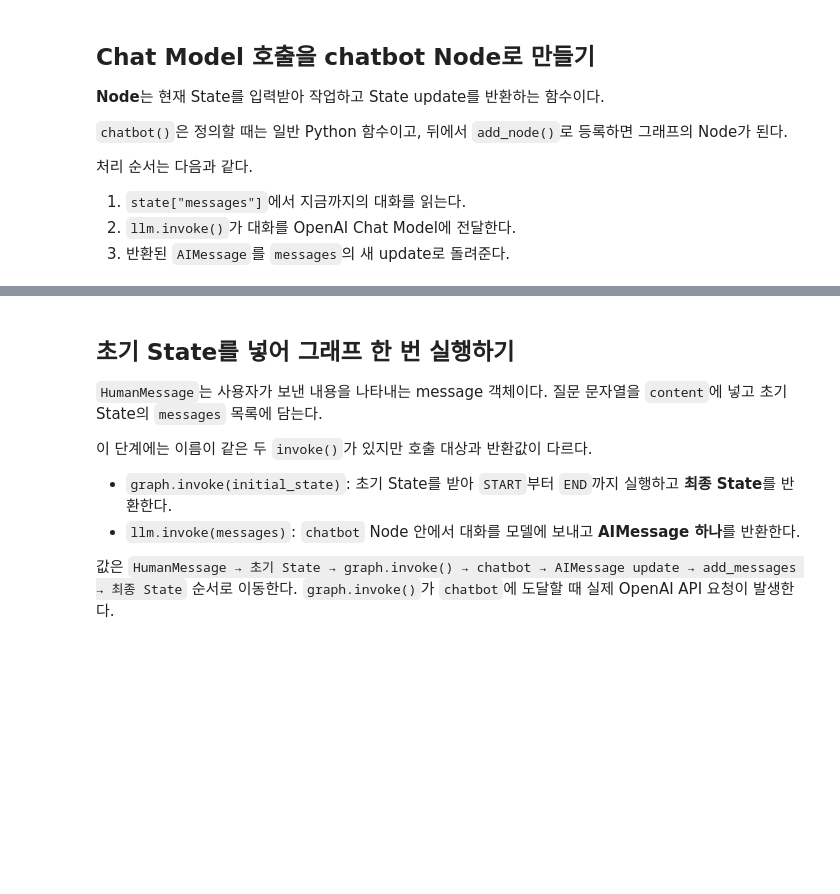
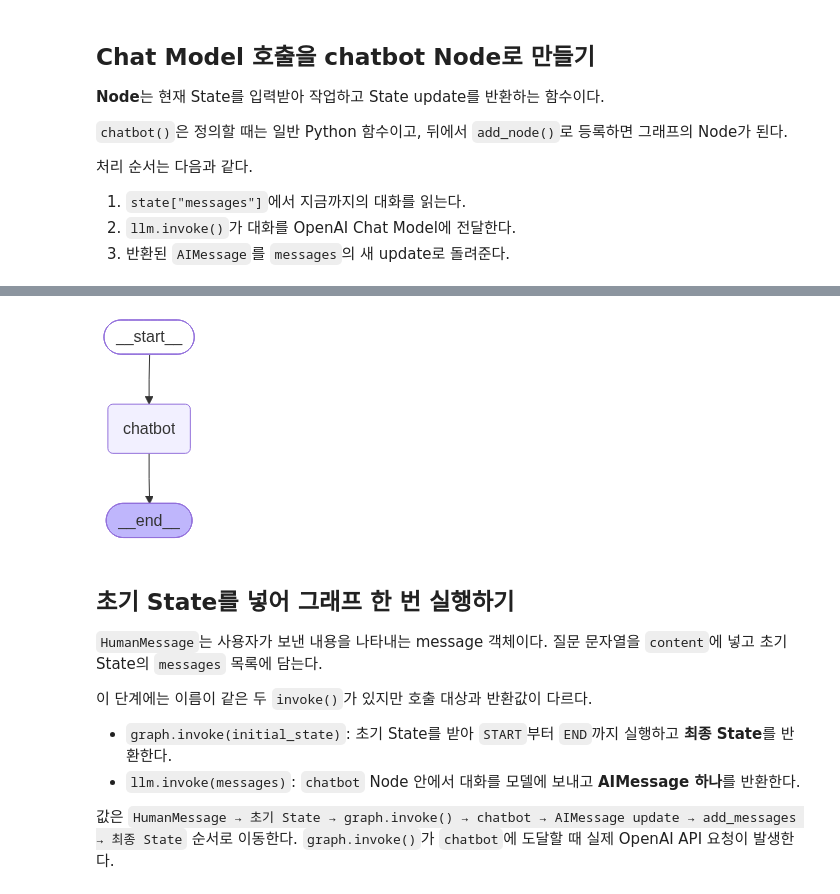
Before and after one commit to muniii-62/09_llm, a Jupyter notebook: 08_langgraph/01_langgraph_basics/02_simple_langgraph_chat.ipynb, the cells around one changed output, grey strips where cells are left out. Cells and saved outputs as stored; diff of their text form; code cells hidden in the pictures; blank space fills up the shorter version.

Commit message:
202608018 langgraph

```diff
--- a/08_langgraph/01_langgraph_basics/02_simple_langgraph_chat.ipynb
+++ b/08_langgraph/01_langgraph_basics/02_simple_langgraph_chat.ipynb
@@ -78,6 +96,11 @@ from typing import Annotated, TypedDict
 
 from langchain_core.messages import AnyMessage
 from langgraph.graph.message import add_messages
+
+#실행 중 'messages' key를 공유하는 dict의 자료형 구조(schema)
+class State(TypedDict) :
+    # list[AnyMessage] : HumanMessage, AIMessage 등을 시간 순서로 담는 값의 자료형
+    messages : Annotated[list[AnyMessage], add_messages]
 # %% [markdown]
 ## Chat Model 호출을 chatbot Node로 만들기
 
@@ -95,3 +116,22 @@ from langchain_openai import ChatOpenAI
+# %%
+from langchain_openai import ChatOpenAI
+
+#llm 모델 생성
+llm = ChatOpenAI(
+    model_name = OPENAI_CHAT_MODEL,
+    use_responses_api=True
+)
+
+# 현재 대화를 읽고 AIMessage Update를 반환하는
+# Chatbot Node용 함수를 정의
+def chatbot(state:State) ->dict:
+    # State에 누적된 대화 (list[AnyMEssage])를 llm에 입력
+    response = llm.invoke(state["messages"])
+
+    # State의 'messages'를 업데이트 하기 위한 값을 반환
+    # Node 실행 후 add_messages (reducer)가 기존 목록과 병합 수행
+
+    return {'messages':[response]}
 # %% [markdown]
 ## 단일 Node를 연결하고 실행 그래프로 컴파일하기
 
@@ -116,3 +154,22 @@ from langgraph.graph import END, START, StateGraph
+# %%
+from langgraph.graph import END, START, StateGraph
+
+# 1. StateGraph(State) 생성 - 모든 Node가 공유하는 State Schema를 입력받아 builder를 만든다.
+workflow = StateGraph(State)
+
+#2. add_node(name, action)노드 등록 - chatbot이라는 이름의 노드를 등록
+workflow.add_node('chatbot',chatbot)
+workflow.add_edge('chatbot',END)
+
+# START
+workflow.add_edge(START,'chatbot')
+workflow.add_edge('chatbot',END)
+
+# 4. compile(): 설계 구조를 검사하고, invoke() 가능한 상태로 변경-반환타입:CompliedStateGraph
+graph = workflow.compile()
+display(graph)
+# %% [output]
+[figure, added]
 # %% [markdown]
 ## 초기 State를 넣어 그래프 한 번 실행하기
 
```
Also changed, not shown: parts of 7 cells of this notebook, 2 other files.
